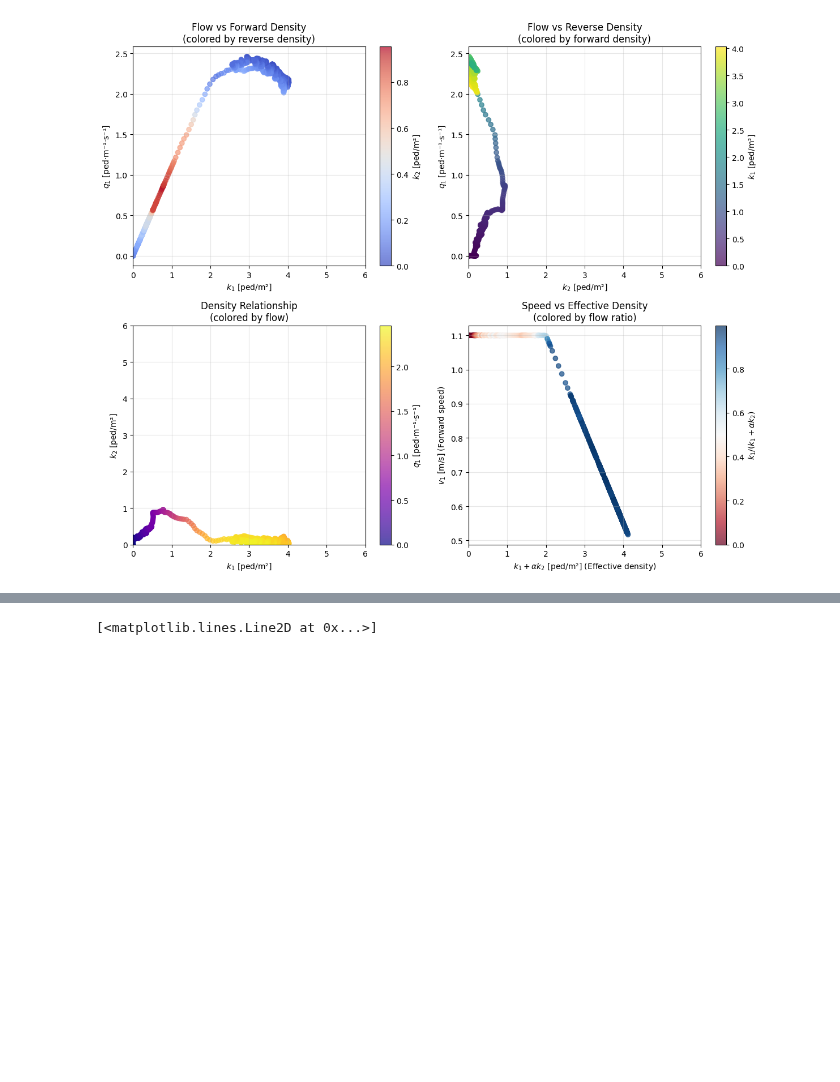
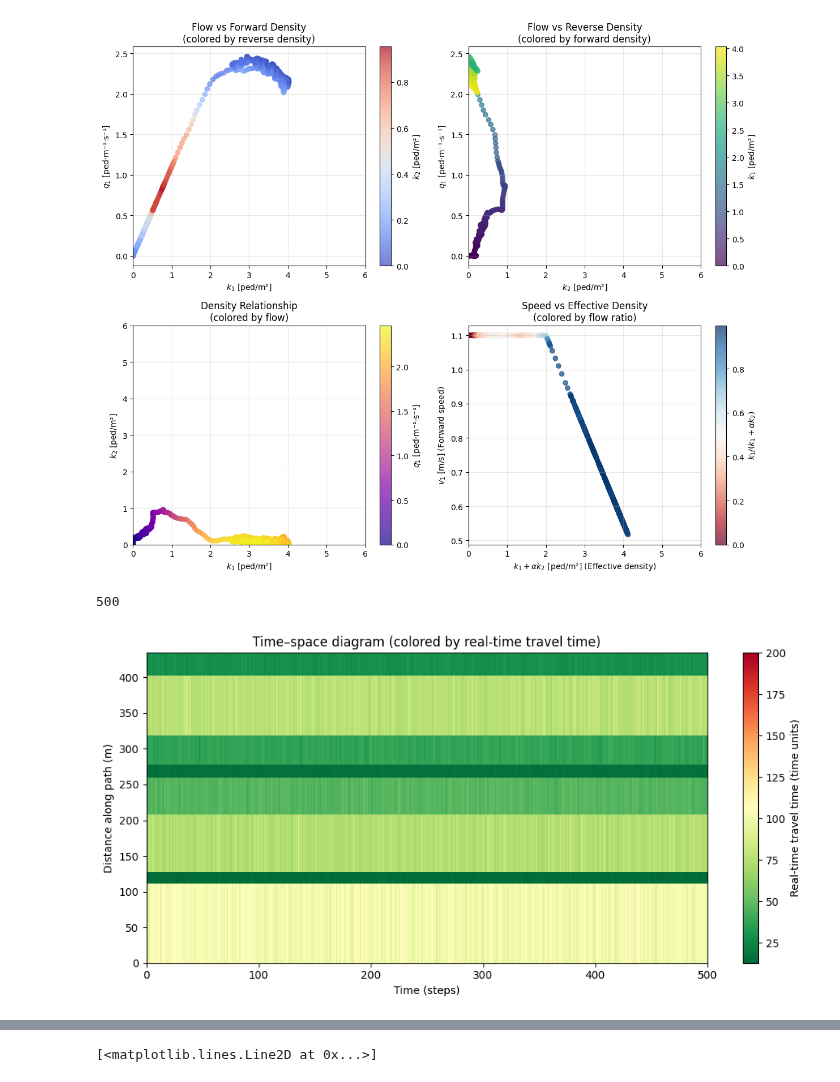
Before and after one commit to WaimenMak/PedNStream, a Jupyter notebook: plots.ipynb, the cells around one changed output, grey strips where cells are left out. Drawn from its saved outputs; the diff is of its cells as text; code cells hidden in the pictures; blank space fills up the shorter version.

```diff
--- a/plots.ipynb
+++ b/plots.ipynb
@@ -244,3 +252,75 @@ Flow range:
   Forward (q1): 0.000 - 2.462 ped·m⁻¹·s⁻¹
   Mean flow: 1.824 ped·m⁻¹·s⁻¹
 [figure]
+# %%
+import json
+with open("./outputs/delft_exp/link_data.json", 'r') as f:
+    link_data = json.load(f)
+
+path = [80, 77, 79, 157, 64, 88, 81, 87, 92]
+len(link_data['80-77']['travel_time'])
+# %% [output]
+500
+# %%
+import numpy as np
+import matplotlib.pyplot as plt
+
+# Inputs expected in the notebook:
+# - link_data: dict loaded from link_data.json
+# - path: list of node IDs, e.g., [80, 77, 79, 157, 64, 88, 81, 87, 92]
+
+node_path = path
+link_ids = []
+lengths = []
+rows = []
+T_common = None
+
+vmax = 200
+for u, v in zip(node_path[:-1], node_path[1:]):
+    lid = f"{u}-{v}"
+    if lid not in link_data:
+        rev = f"{v}-{u}"
+        if rev not in link_data:
+            print(f"Skipping missing link: {u}-{v} (and {v}-{u})")
+            continue
+        lid = rev
+    tt = np.array(link_data[lid]['travel_time'], dtype=float)
+    if T_common is None:
+        T_common = len(tt)
+    else:
+        T_common = min(T_common, len(tt))
+    rows.append(tt)
+    lengths.append(float(link_data[lid]['parameters']['length']))
+    link_ids.append(lid)
+
+if not rows or T_common is None:
+    raise ValueError("No valid links with travel_time found along the provided path.")
+
+# Align all to the common time horizon
+mat = np.vstack([r[:T_common] for r in rows])  # shape: (num_links, T_common)
+
+# Build edges: y by cumulative lengths (meters), x by time (steps or seconds)
+y_edges = np.concatenate([[0.0], np.cumsum(lengths)])
+unit_time = globals().get('unit_time', None)
+if unit_time is not None:
+    x_edges = np.arange(T_common + 1) * unit_time
+    x_label = "Time (s)"
+    cbar_label = "Real-time travel time (s)"
+else:
+    x_edges = np.arange(T_common + 1)
+    x_label = "Time (steps)"
+    cbar_label = "Real-time travel time (time units)"
+
+fig, ax = plt.subplots(figsize=(10, 5))
+im = ax.pcolormesh(x_edges, y_edges, mat, cmap='RdYlGn_r', shading='auto', vmax=vmax)
+cbar = fig.colorbar(im, ax=ax)
+# set maximum value of the colorbar to 100
+cbar.set_label(cbar_label)
+
+ax.set_xlabel(x_label)
+ax.set_ylabel("Distance along path (m)")
+ax.set_title("Time–space diagram (colored by real-time travel time)")
+plt.tight_layout()
+plt.show()
+# %% [output]
+[figure, added]
```
Also changed, not shown: parts of 3 cells of this notebook, 5 other files.
